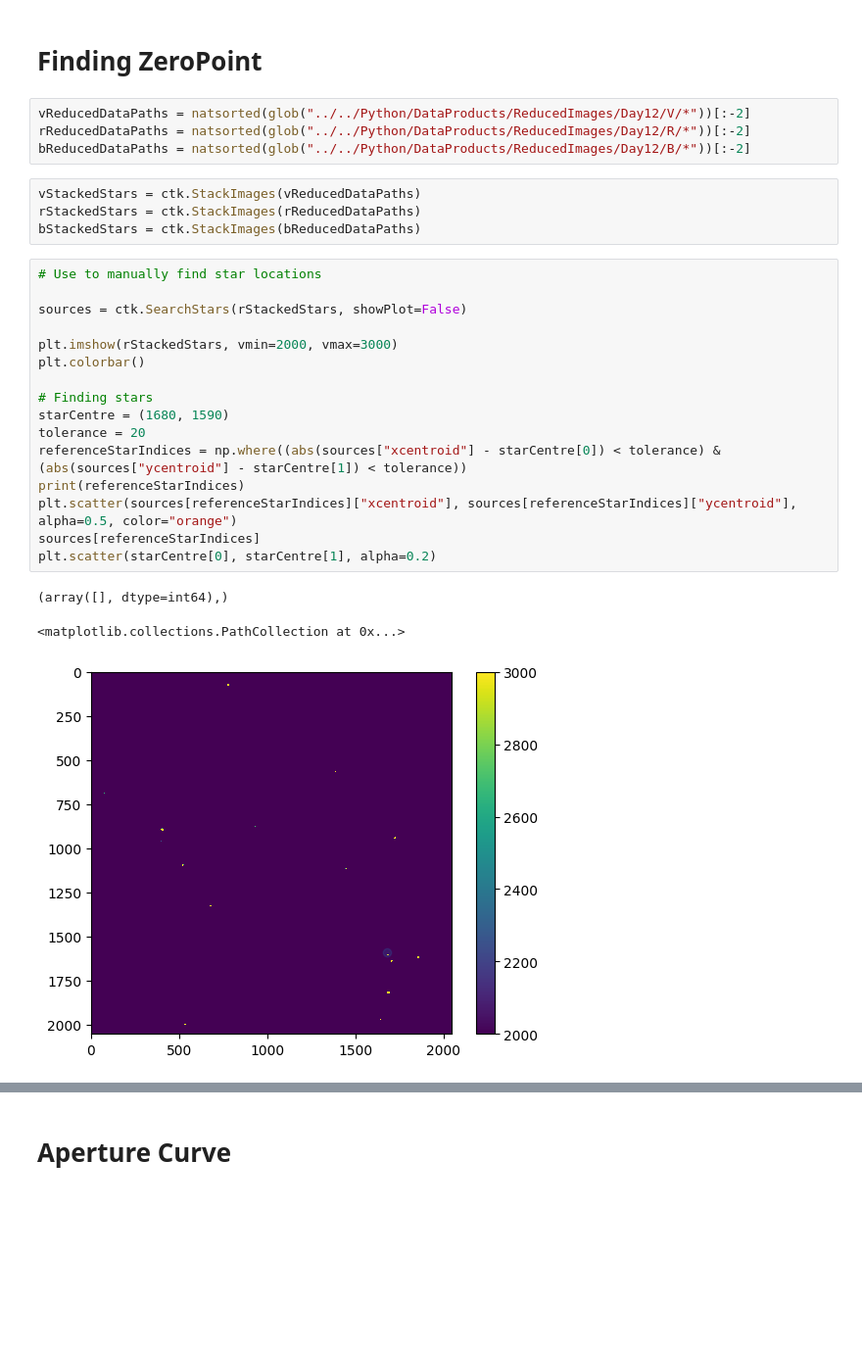
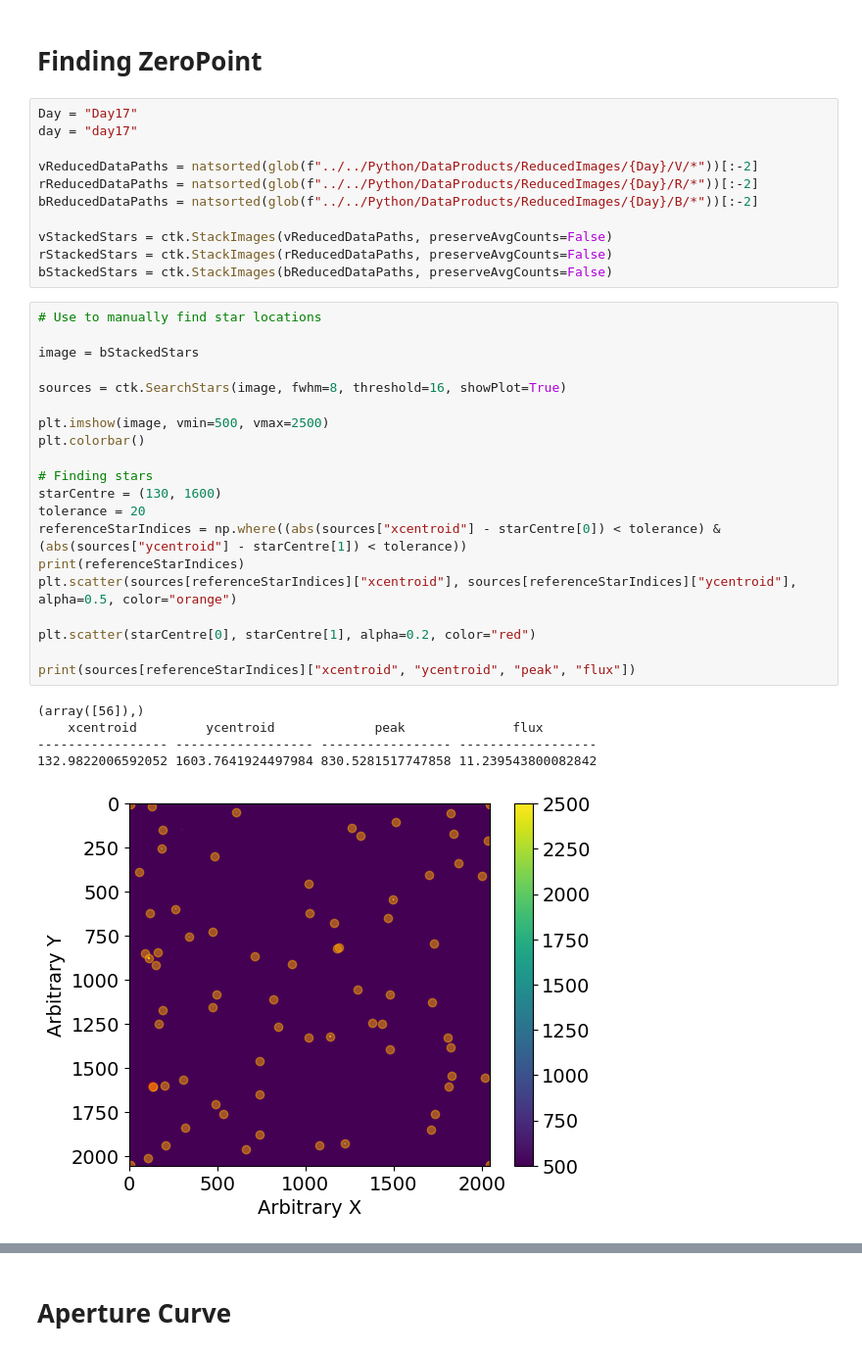
Before and after one commit to daraghhollman/Comet62P-Tsuchinshan, a Jupyter notebook: NewScripts/aperturePhotometry.ipynb, the cells around one changed output, grey strips where cells are left out. Shown at 98% size. Cells and saved outputs as stored; diff of their text form; blank space fills up the shorter version.

```diff
--- a/NewScripts/aperturePhotometry.ipynb
+++ b/NewScripts/aperturePhotometry.ipynb
@@ -26,30 +26,39 @@ mpl.rcParams.update({'font.size': 14})
 # %% [markdown]
 # Finding ZeroPoint
 # %%
-vReducedDataPaths = natsorted(glob("../../Python/DataProducts/ReducedImages/Day12/V/*"))[:-2]
-rReducedDataPaths = natsorted(glob("../../Python/DataProducts/ReducedImages/Day12/R/*"))[:-2]
-bReducedDataPaths = natsorted(glob("../../Python/DataProducts/ReducedImages/Day12/B/*"))[:-2]
+Day = "Day17"
+day = "day17"
+
+vReducedDataPaths = natsorted(glob(f"../../Python/DataProducts/ReducedImages/{Day}/V/*"))[:-2]
+rReducedDataPaths = natsorted(glob(f"../../Python/DataProducts/ReducedImages/{Day}/R/*"))[:-2]
+bReducedDataPaths = natsorted(glob(f"../../Python/DataProducts/ReducedImages/{Day}/B/*"))[:-2]
+
+vStackedStars = ctk.StackImages(vReducedDataPaths, preserveAvgCounts=False)
+rStackedStars = ctk.StackImages(rReducedDataPaths, preserveAvgCounts=False)
+bStackedStars = ctk.StackImages(bReducedDataPaths, preserveAvgCounts=False)
-# %%
-vStackedStars = ctk.StackImages(vReducedDataPaths)
-rStackedStars = ctk.StackImages(rReducedDataPaths)
-bStackedStars = ctk.StackImages(bReducedDataPaths)
 # %%
 # Use to manually find star locations
 
-sources = ctk.SearchStars(rStackedStars, showPlot=False)
+image = bStackedStars
 
-plt.imshow(rStackedStars, vmin=2000, vmax=3000)
+sources = ctk.SearchStars(image, fwhm=8, threshold=16, showPlot=True)
+
+plt.imshow(image, vmin=500, vmax=2500)
 plt.colorbar()
 
 # Finding stars
-starCentre = (1680, 1590)
+starCentre = (130, 1600)
 tolerance = 20
 referenceStarIndices = np.where((abs(sources["xcentroid"] - starCentre[0]) < tolerance) & (abs(sources["ycentroid"] - starCentre[1]) < tolerance))
 print(referenceStarIndices)
 plt.scatter(sources[referenceStarIndices]["xcentroid"], sources[referenceStarIndices]["ycentroid"], alpha=0.5, color="orange")
-sources[referenceStarIndices]
-plt.scatter(starCentre[0], starCentre[1], alpha=0.2)
+
+plt.scatter(starCentre[0], starCentre[1], alpha=0.2, color="red")
+
+print(sources[referenceStarIndices]["xcentroid", "ycentroid", "peak", "flux"])
 # %% [output]
-(array([], dtype=int64),)
+(array([56]),)
+    xcentroid         ycentroid             peak              flux
+----------------- ------------------ ----------------- ------------------
+132.9822006592052 1603.7641924497984 830.5281517747858 11.239543800082842
-<matplotlib.collections.PathCollection at 0x...>
-[figure, old version]
+[figure, new version]
```
Also changed, not shown: parts of 13 cells of this notebook, 1 other file.
